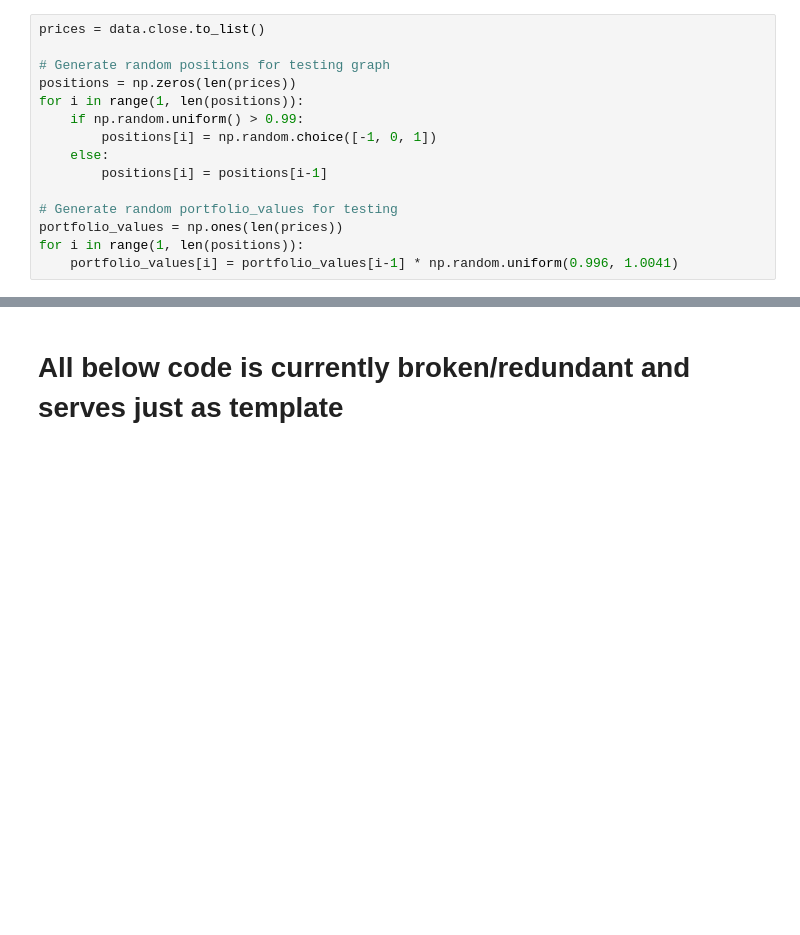
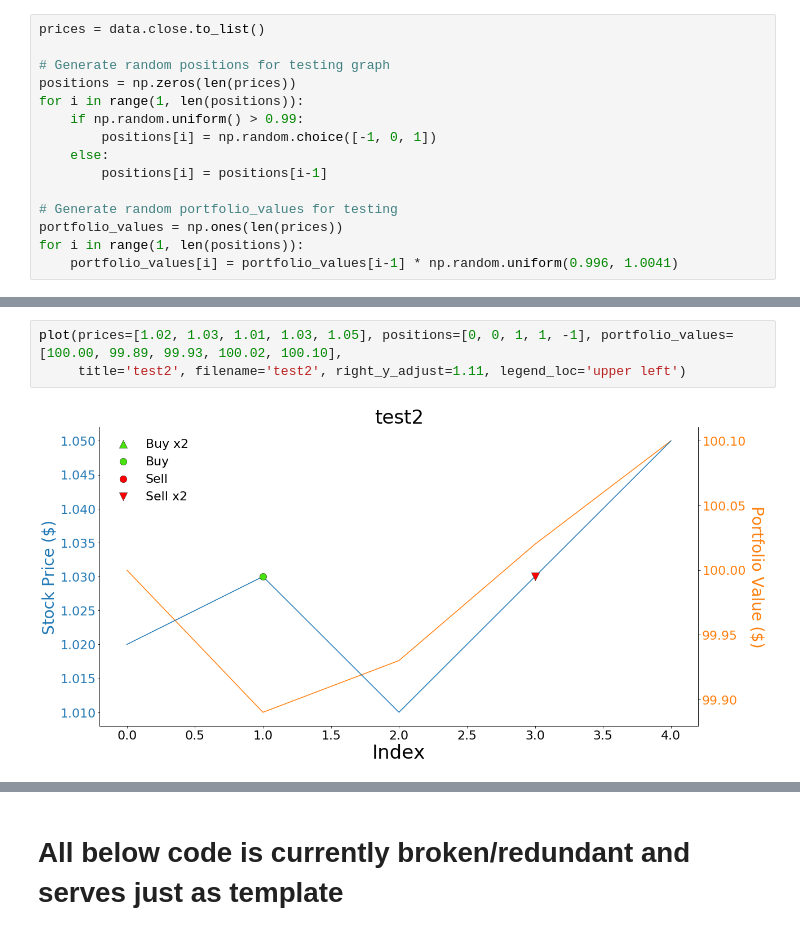
Before and after one commit to YAOS5/Amazon-Trading-Bot, a Jupyter notebook: Test.ipynb, the cells around one changed output, grey strips where cells are left out. Saved outputs shown, nothing was run; the diff lists cells and outputs as text; blank space fills up the shorter version.

```diff
--- a/Test.ipynb
+++ b/Test.ipynb
@@ -60,3 +65,8 @@ plot(prices, positions=[], portfolio_values=[], title='', filename='')
+# %%
+plot(prices=[1.02, 1.03, 1.01, 1.03, 1.05], positions=[0, 0, 1, 1, -1], portfolio_values=[100.00, 99.89, 99.93, 100.02, 100.10],
+     title='test2', filename='test2', right_y_adjust=1.11, legend_loc='upper left')
+# %% [output]
+[figure, added]
 # %%
 plot(prices, positions=positions, portfolio_values=portfolio_values, title='Test Graph', filename='test')
 # %% [output]
```
Also changed, not shown: parts of 3 cells of this notebook, 1 other file.
